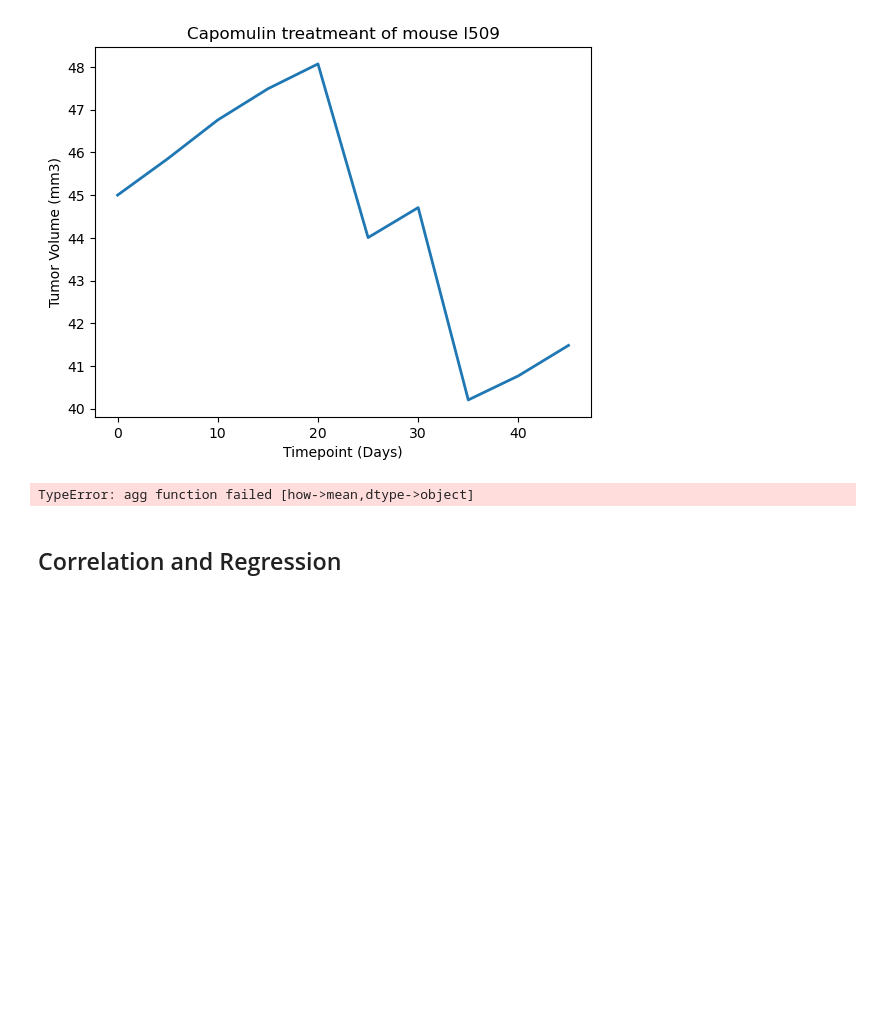
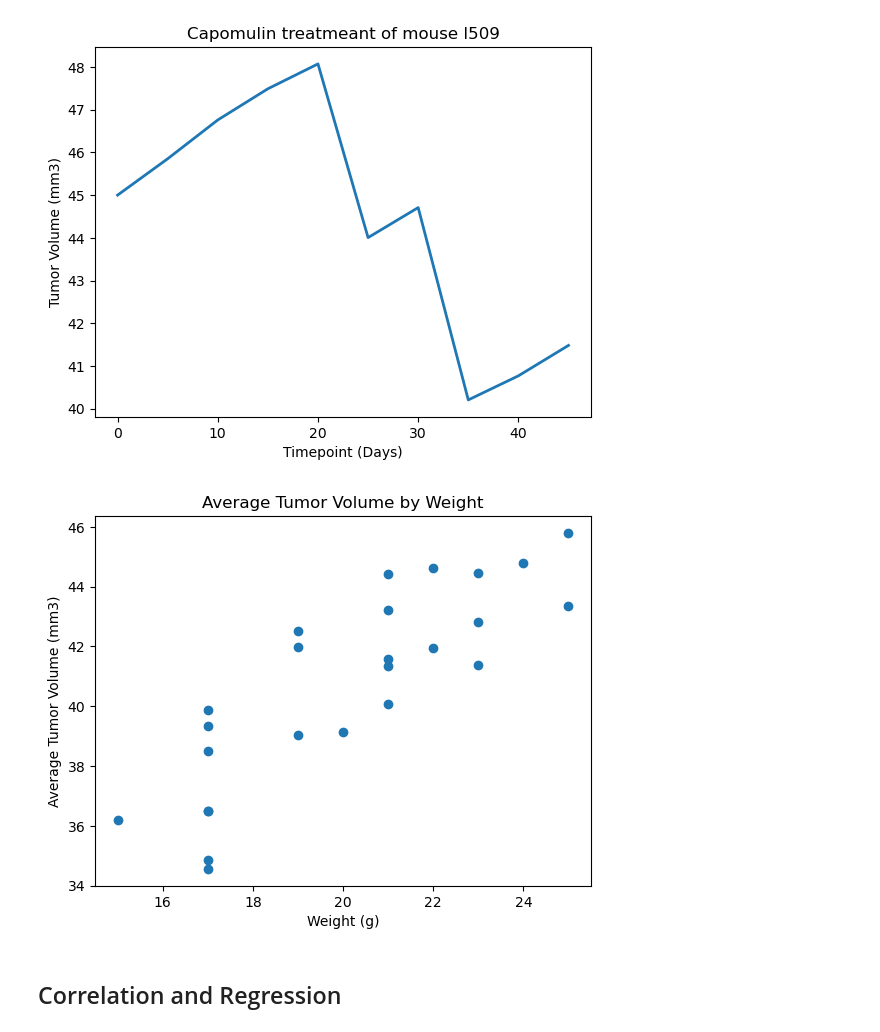
Before and after one commit to vivsarraf/matplotlib-challenge, a Jupyter notebook: Pymaceuticals/pymaceuticals_starter.ipynb, the cells around one changed output. Cells and saved outputs as stored; diff of their text form; code cells hidden in the pictures; blank space fills up the shorter version.

Commit message:
added scatter plt

```diff
--- a/Pymaceuticals/pymaceuticals_starter.ipynb
+++ b/Pymaceuticals/pymaceuticals_starter.ipynb
@@ -282,21 +282,34 @@ plt.savefig('linechart')
 plt.show()
 # %% [output]
 [figure]
-# %%
-# Generate a scatter plot of mouse weight vs. the average observed tumor volume for the entire Capomulin regimen
-cap_df = clean_mouse_dataframe.loc[clean_mouse_dataframe["Drug Regimen"] == "Capomulin",:]
-# use groupby() and mean() to create a dataframe
-capavg = cap_df.groupby(['Mouse ID']).mean()
-# created scatter plot of the x axis (weight) and the y axis (tumor size) by calling from the capavg dataframe
-plt.scatter(capavg['Weight (g)'],capavg['Tumor Volume (mm3)'])
-plt.xlabel('Weight (g)')
-plt.ylabel('Average Tumor Volume (mm3)')
-
-plt.savefig('scatterplot')
-plt.show()
-capavg
-# %% [output]
-TypeError: agg function failed [how->mean,dtype->object]
+# %%
+# Generate a scatter plot of mouse weight vs. the average observed tumor volume for the entire Capomulin regimen
+# Isolate cases that only use the Capomulin regimen
+capomulin_df = combined_mouse_data.loc[combined_mouse_data['Drug Regimen'] == 'Capomulin']
+
+# Find average tumor volume for each mouse
+
+avg_vol_df = pd.DataFrame(capomulin_df.groupby('Mouse ID')['Tumor Volume (mm3)'].mean().sort_values()).reset_index().rename(columns={'Tumor Volume (mm3)': 'avg_tumor_vol'})
+
+# Merge average tumor volume onto data_df and drop duplicates
+avg_vol_df = pd.merge(capomulin_df, avg_vol_df, on='Mouse ID')
+final_avg_vol_df = avg_vol_df[['Weight (g)', 'avg_tumor_vol']].drop_duplicates()
+final_avg_vol_df
+
+x = final_avg_vol_df['Weight (g)']
+y = final_avg_vol_df['avg_tumor_vol']
+
+# Create a scatter plot based on new dataframe above with circle markers and listed colors
+plt.scatter(x, y)
+
+# Add labels and title to plot
+plt.xlabel("Weight (g)")
+plt.ylabel("Average Tumor Volume (mm3)")
+plt.title('Average Tumor Volume by Weight')
+# Display plot
+plt.show()
+# %% [output]
+[figure, added]
 # %% [markdown]
 ## Correlation and Regression
 # %%
```
